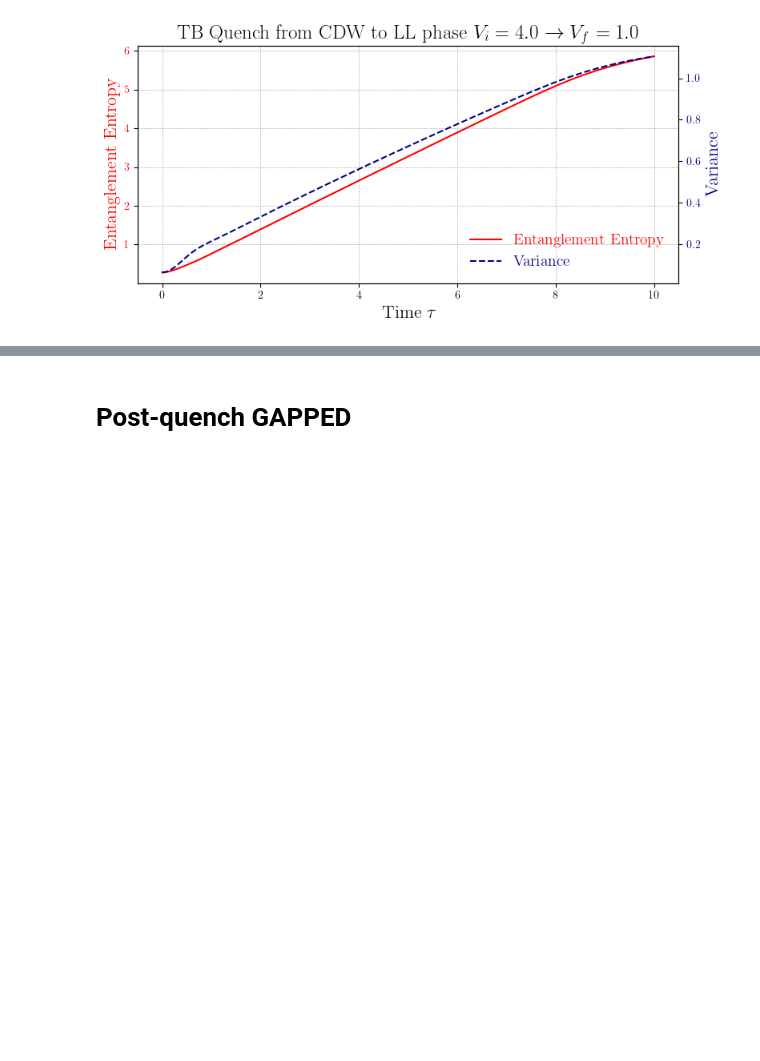
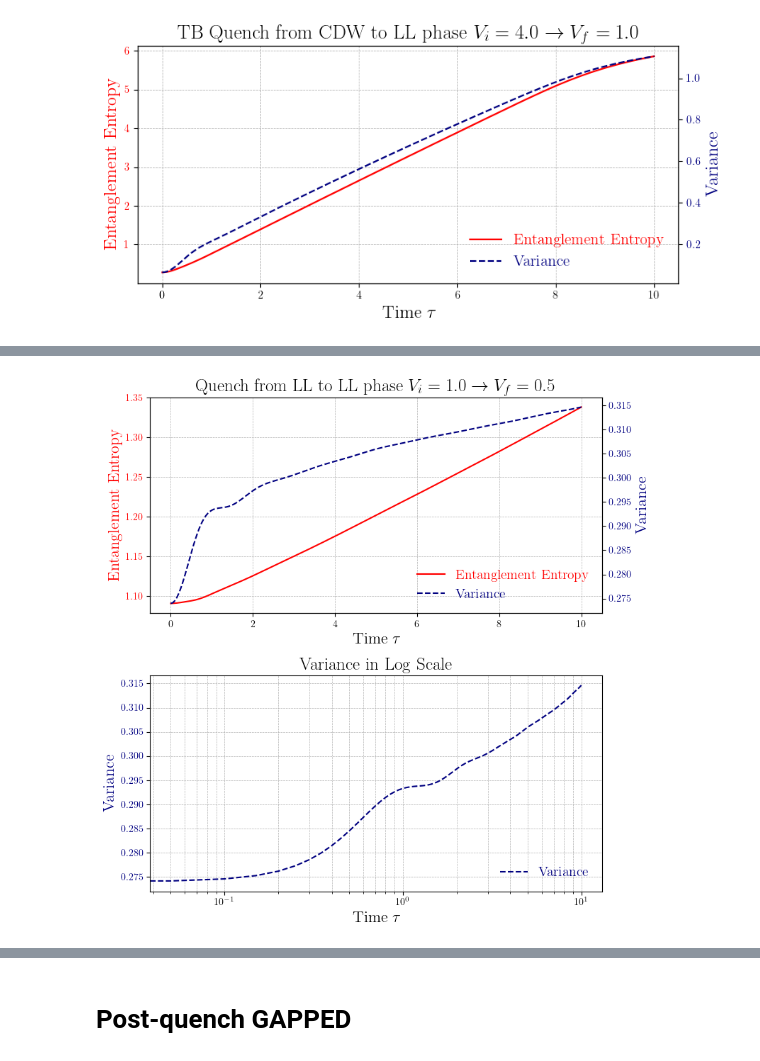
Before and after one commit to artalink7/SSH-Analysis, a Jupyter notebook: plot/plots_paper.ipynb, the cells around one changed output, grey strips where cells are left out. Drawn from its saved outputs; the diff is of its cells as text; code cells hidden in the pictures; blank space fills up the shorter version.

```diff
--- a/plot/plots_paper.ipynb
+++ b/plot/plots_paper.ipynb
@@ -578,0 +678,4 @@ plot_quench_Luttinger_Liquid_to_Luttinger_Liquid()
+# %%
+plot_quench_Luttinger_Liquid_to_Luttinger_Liquid_decrease_V()
+# %% [output]
+[figure, added]
```
Also changed, not shown: parts of 19 cells of this notebook, 10 other files.
